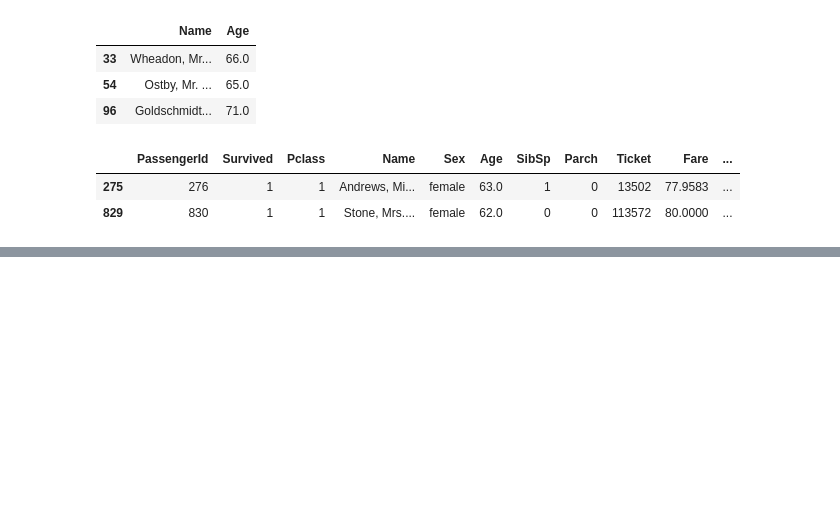
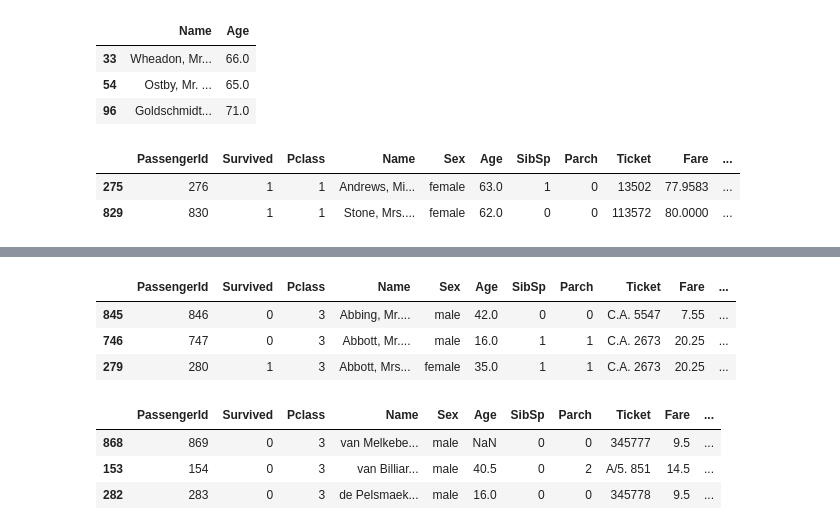
Before and after one commit to HwiYul-G/python_machine_learning_basic, a Jupyter notebook: 02_pandas.ipynb, the cells around one changed output, grey strips where cells are left out. Drawn from its saved outputs; the diff is of its cells as text; code cells hidden in the pictures; blank space fills up the shorter version.

```diff
--- a/02_pandas.ipynb
+++ b/02_pandas.ipynb
@@ -551,0 +556,17 @@ titanic_df[cond1 & cond2 & cond3]
+# %%
+titanic_sorted = titanic_df.sort_values(by = ['Name'])
+titanic_sorted.head(3)
+# %% [output]
+|  | PassengerId | Survived | Pclass | Name | Sex | Age | SibSp | Parch | Ticket | Fare | ... |
+| 845 | 846 | 0 | 3 | Abbing, Mr.... | male | 42.0 | 0 | 0 | C.A. 5547 | 7.55 | ... |
+| 746 | 747 | 0 | 3 | Abbott, Mr.... | male | 16.0 | 1 | 1 | C.A. 2673 | 20.25 | ... |
+| 279 | 280 | 1 | 3 | Abbott, Mrs... | female | 35.0 | 1 | 1 | C.A. 2673 | 20.25 | ... |
+# %%
+# Pclass와 Name을 내림차순으로 정렬한 결과를 반환
+titanic_sorted = titanic_df.sort_values(by = ['Pclass', 'Name'], ascending= False)
+titanic_sorted.head(3)
+# %% [output]
+|  | PassengerId | Survived | Pclass | Name | Sex | Age | SibSp | Parch | Ticket | Fare | ... |
+| 868 | 869 | 0 | 3 | van Melkebe... | male | NaN | 0 | 0 | 345777 | 9.5 | ... |
+| 153 | 154 | 0 | 3 | van Billiar... | male | 40.5 | 0 | 2 | A/5. 851 | 14.5 | ... |
+| 282 | 283 | 0 | 3 | de Pelsmaek... | male | 16.0 | 0 | 0 | 345778 | 9.5 | ... |
```
Also changed, not shown: parts of 19 cells of this notebook.
